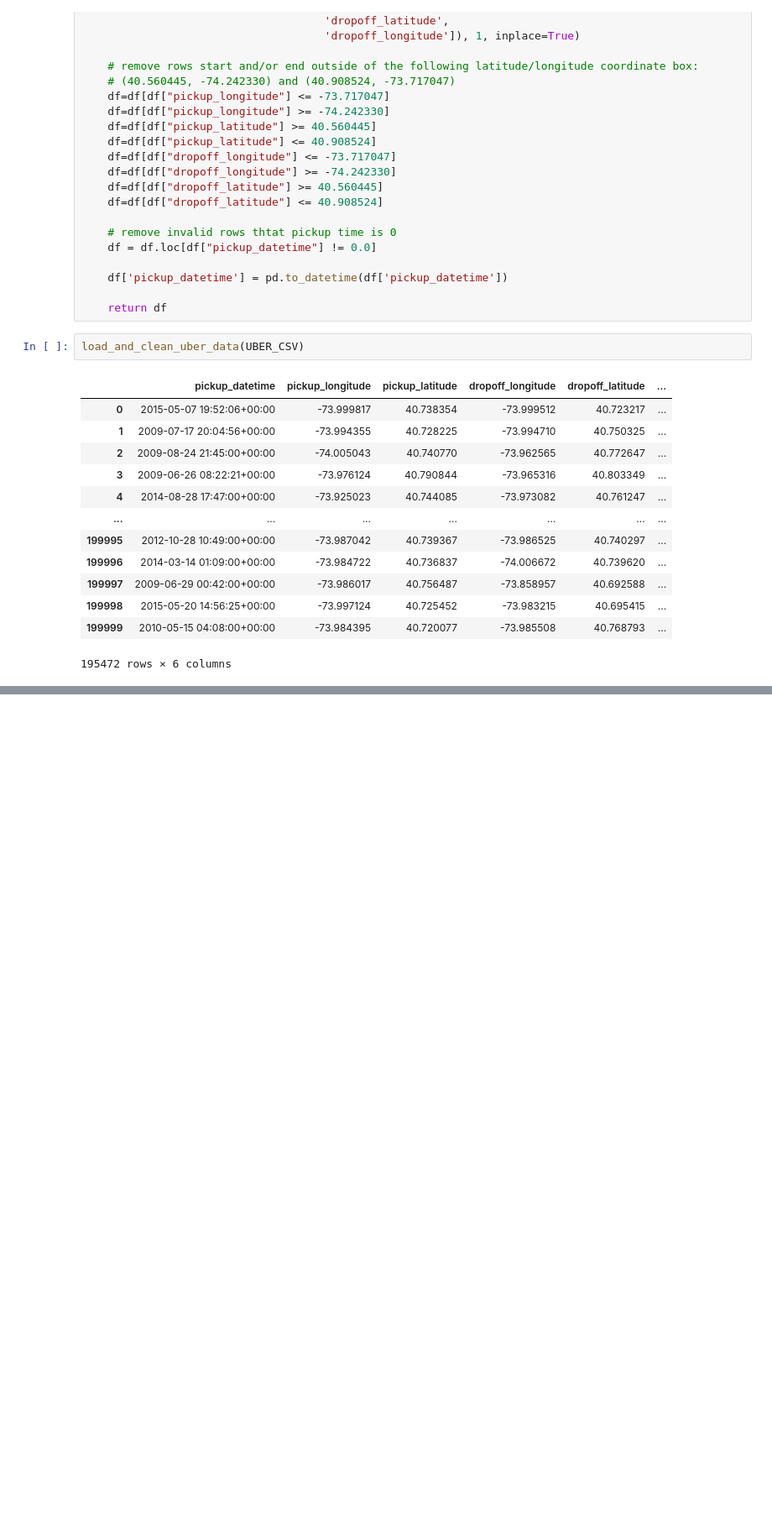
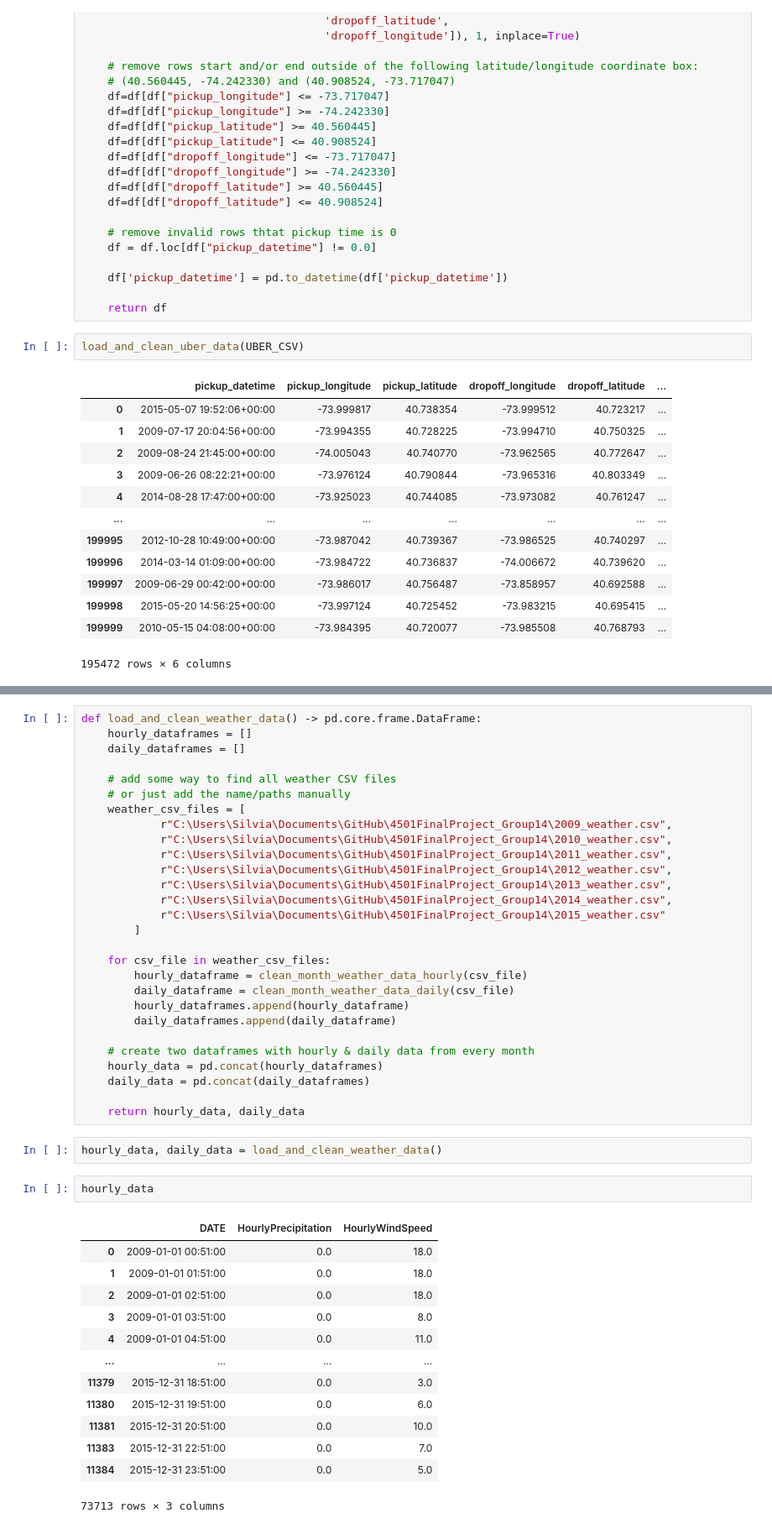
Before and after one commit to ycsilvia/4501FinalProject_Group14, a Jupyter notebook: test.ipynb, the cells around one changed output, grey strips where cells are left out. Shown at 84% size. Cells and saved outputs as stored; diff of their text form; blank space fills up the shorter version.

```diff
--- a/test.ipynb
+++ b/test.ipynb
@@ -219,0 +266,46 @@ load_and_clean_uber_data(UBER_CSV)
+# %%
+def load_and_clean_weather_data() -> pd.core.frame.DataFrame:
+    hourly_dataframes = []
+    daily_dataframes = []
+
+    # add some way to find all weather CSV files
+    # or just add the name/paths manually
+    weather_csv_files = [
+            r"C:\Users\Silvia\Documents\GitHub\4501FinalProject_Group14\2009_weather.csv",
+            r"C:\Users\Silvia\Documents\GitHub\4501FinalProject_Group14\2010_weather.csv",
+            r"C:\Users\Silvia\Documents\GitHub\4501FinalProject_Group14\2011_weather.csv",
+            r"C:\Users\Silvia\Documents\GitHub\4501FinalProject_Group14\2012_weather.csv",
+            r"C:\Users\Silvia\Documents\GitHub\4501FinalProject_Group14\2013_weather.csv",
+            r"C:\Users\Silvia\Documents\GitHub\4501FinalProject_Group14\2014_weather.csv",
+            r"C:\Users\Silvia\Documents\GitHub\4501FinalProject_Group14\2015_weather.csv"
+        ]
+
+    for csv_file in weather_csv_files:
+        hourly_dataframe = clean_month_weather_data_hourly(csv_file)
+        daily_dataframe = clean_month_weather_data_daily(csv_file)
+        hourly_dataframes.append(hourly_dataframe)
+        daily_dataframes.append(daily_dataframe)
+
+    # create two dataframes with hourly & daily data from every month
+    hourly_data = pd.concat(hourly_dataframes)
+    daily_data = pd.concat(daily_dataframes)
+
+    return hourly_data, daily_data
+# %%
+hourly_data, daily_data = load_and_clean_weather_data()
+# %%
+hourly_data
+# %% [output]
+|  | DATE | HourlyPrecipitation | HourlyWindSpeed |
+| 0 | 2009-01-01 00:51:00 | 0.0 | 18.0 |
+| 1 | 2009-01-01 01:51:00 | 0.0 | 18.0 |
+| 2 | 2009-01-01 02:51:00 | 0.0 | 18.0 |
+| 3 | 2009-01-01 03:51:00 | 0.0 | 8.0 |
+| 4 | 2009-01-01 04:51:00 | 0.0 | 11.0 |
+| ... | ... | ... | ... |
+| 11379 | 2015-12-31 18:51:00 | 0.0 | 3.0 |
+| 11380 | 2015-12-31 19:51:00 | 0.0 | 6.0 |
+| 11381 | 2015-12-31 20:51:00 | 0.0 | 10.0 |
+| 11383 | 2015-12-31 22:51:00 | 0.0 | 7.0 |
+| 11384 | 2015-12-31 23:51:00 | 0.0 | 5.0 |
+73713 rows × 3 columns
```
Also changed, not shown: parts of 7 cells of this notebook.
